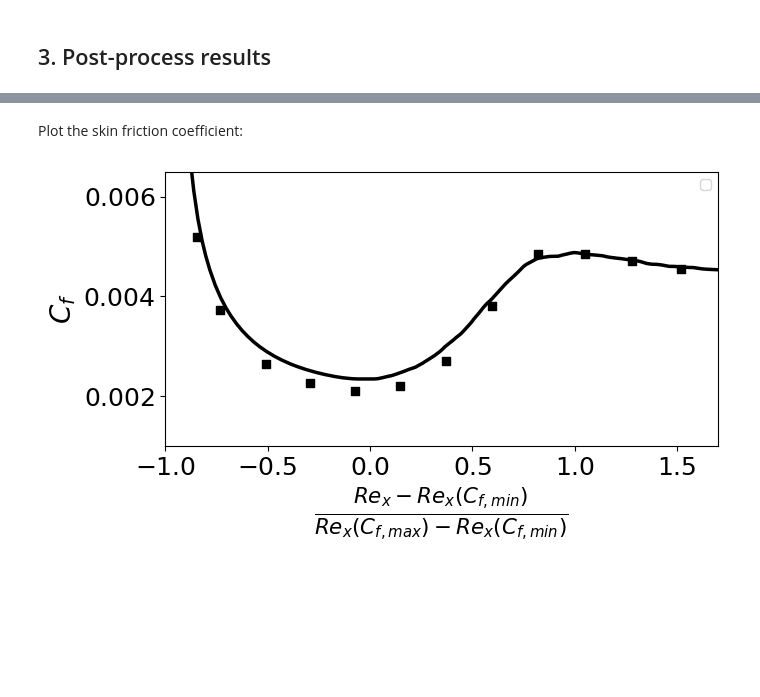
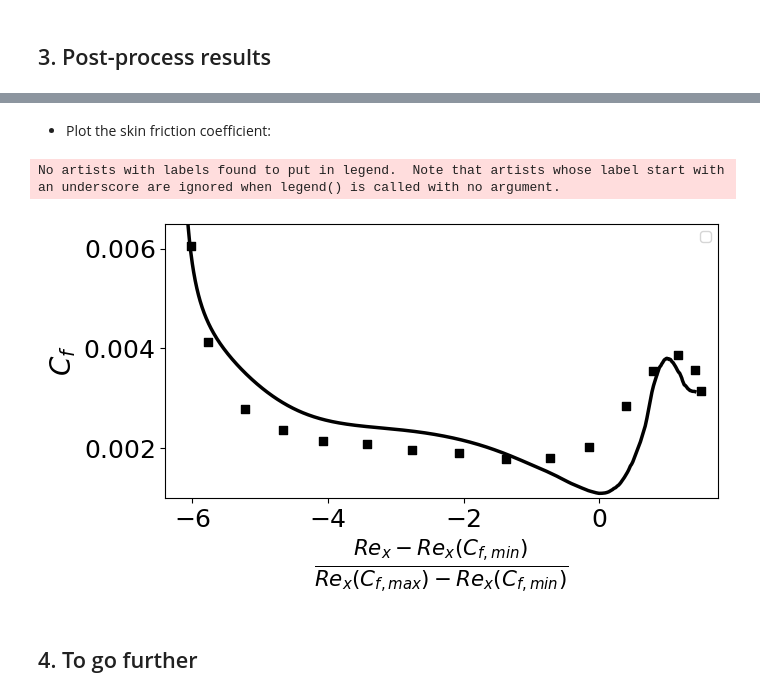
Before and after one commit to LouenasZm/ppMusicaa, a Jupyter notebook: examples/ercoftac/pp_case.ipynb, the cells around one changed output, grey strips where cells are left out. Saved outputs shown, nothing was run; the diff lists cells and outputs as text; code cells hidden in the pictures; blank space fills up the shorter version.

Commit message:
Finalized example for Ercoftac

```diff
--- a/examples/ercoftac/pp_case.ipynb
+++ b/examples/ercoftac/pp_case.ipynb
@@ -18,8 +24,8 @@ warnings.filterwarnings('ignore')
 ## 1. Initiate postprocessing object:
 # %%
 # Load configuration file
-casename = 't3a'
-with open(f'examples/ercoftac/config.json') as json_file:
+casename = 't3c2'
+with open(f'config.json') as json_file:
     config = json.load(json_file)
 
 # Initialize post-processing module
@@ -29,4 +35,6 @@ tauw = pp.compute_qty(qty="tauw")[2]
 stats= pp.return_stats()[2]
 Ue   = stats["ufst"]
 Cf   = stats["cf"]
+
+#
 rex_num = Ue*pp.config["grid"]["x"][2][:,0]*stats["rho_fst"]/pp.info["Muref"]
@@ -46,6 +56,7 @@ rex_norm= (rex_num - rex_cf_min) / (rex_cf_max - rex_cf_min)
 title_size  = 20
 label_size  = 20
 axis_size   = 18
+xmin, xmax  = config[casename]["xmin"], config[casename]["xmax"]
 # %% [markdown]
 ## 2. Load experimental data:
 # %%
@@ -77,19 +129,22 @@ if contains_substring(casename.upper(), "T3C"):
 # %% [markdown]
-Plot the skin friction coefficient:
+- Plot the skin friction coefficient:
 # %%
 plt.figure(figsize=(7,4))
 plt.plot(rex_norm[:-50], Cf[:-50], color="black", linewidth=2.5)
 plt.scatter(rex_exp, mean_data["CF"], color="black", marker="s")
 plt.xlabel(r"$\frac{Re_x - Re_x(C_{f,min})}{Re_x(C_{f,max}) - Re_x(C_{f,min})}$", fontsize=22)
 plt.ylabel(r"$C_f$", fontsize=label_size)
 plt.tick_params(axis="both", which="major", labelsize= axis_size)
 plt.gca().xaxis.set_major_formatter(ScalarFormatter(useMathText=True))
 plt.gca().yaxis.set_major_formatter(ScalarFormatter(useMathText=True))
 plt.ticklabel_format(style='sci', axis="x", scilimits=(0, 0))
 plt.gca().xaxis.get_offset_text().set_fontsize(16)
 plt.ylim(0.001, 0.0065) # Adjust for each case
-plt.xlim(left=-1, right=1.7) # Adjust for each casess
+plt.xlim(left=xmin, right=xmax)
 plt.legend()
 plt.tight_layout()
 # %% [output]
+No artists with labels found to put in legend.  Note that artists whose label start with an underscore are ignored when legend() is called with no argument.
-[figure, old version]
+[figure, new version]
+# %% [markdown]
+## 4. To go further
```
Also changed, not shown: parts of 9 cells of this notebook, 3 other files.
